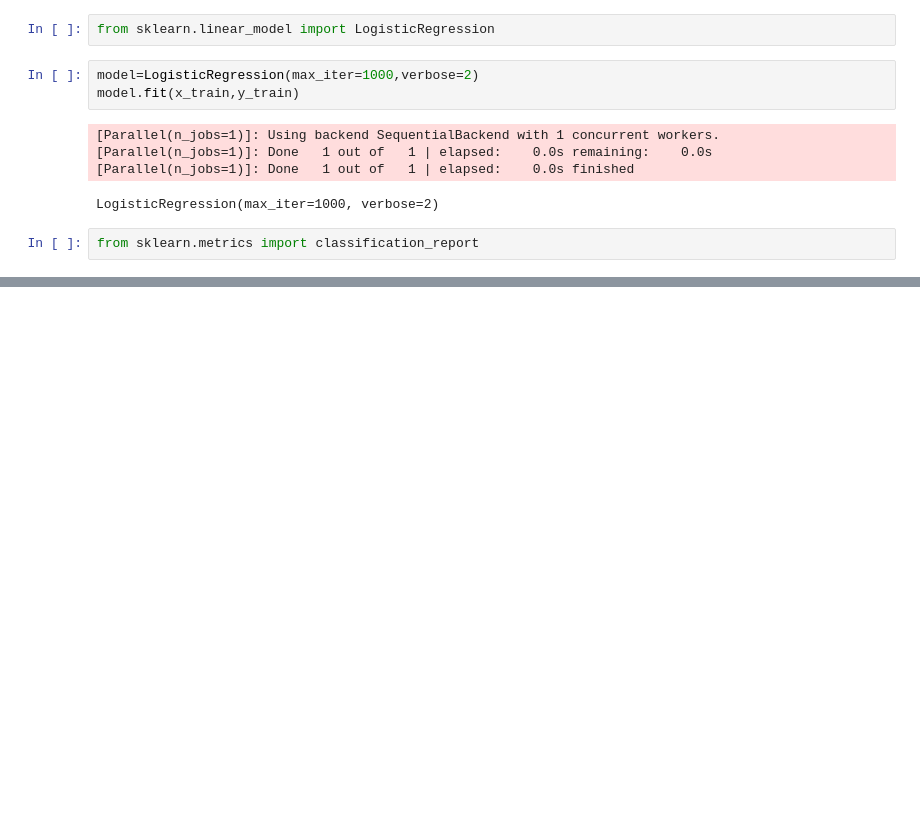
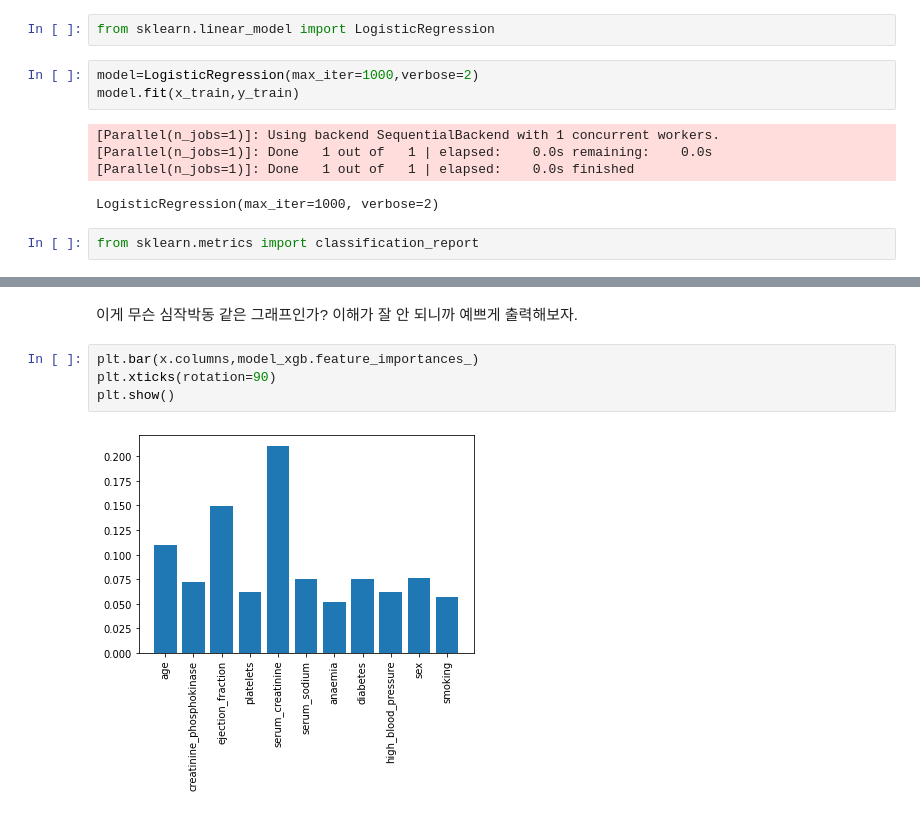
Before and after one commit to Yudaeun/Data_Analysis, a Jupyter notebook: Prevention_of_heart_failure.ipynb, the cells around one changed output, grey strips where cells are left out. Saved outputs shown, nothing was run; the diff lists cells and outputs as text; blank space fills up the shorter version.

```diff
--- a/Prevention_of_heart_failure.ipynb
+++ b/Prevention_of_heart_failure.ipynb
@@ -353,0 +394,8 @@ weighted avg       0.83      0.83      0.83        90
+# %% [markdown]
+이게 무슨 심작박동 같은 그래프인가? 이해가 잘 안 되니까 예쁘게 출력해보자.
+# %%
+plt.bar(x.columns,model_xgb.feature_importances_)
+plt.xticks(rotation=90)
+plt.show()
+# %% [output]
+[figure, added]
```
Also changed, not shown: parts of 26 cells of this notebook.
